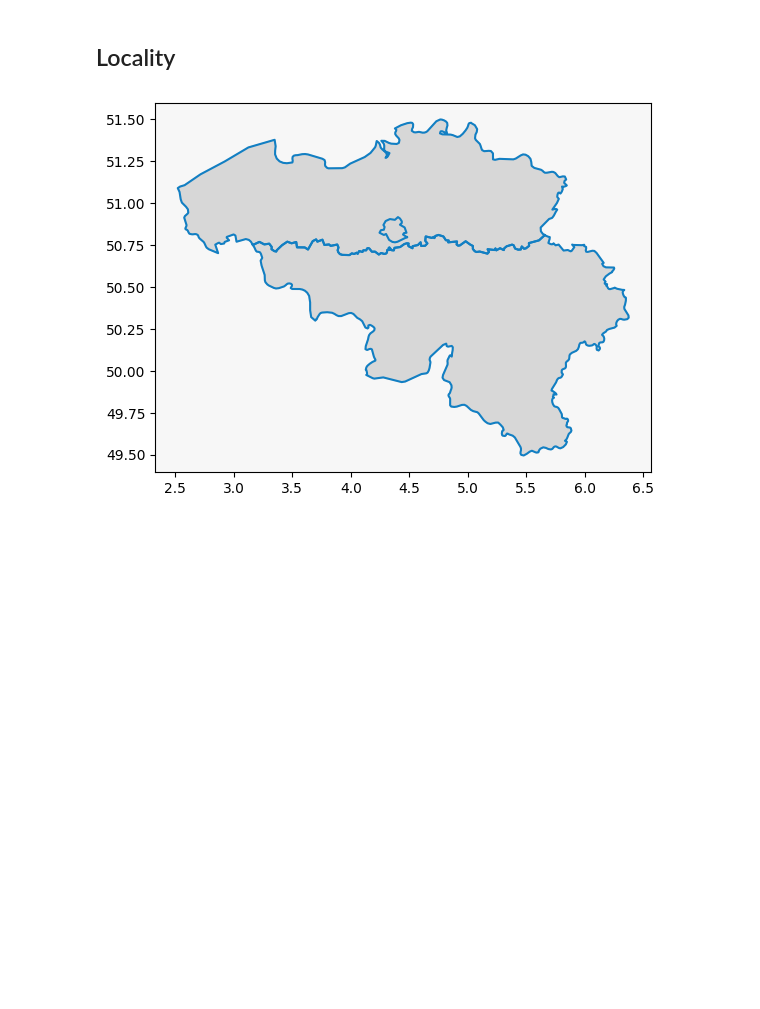
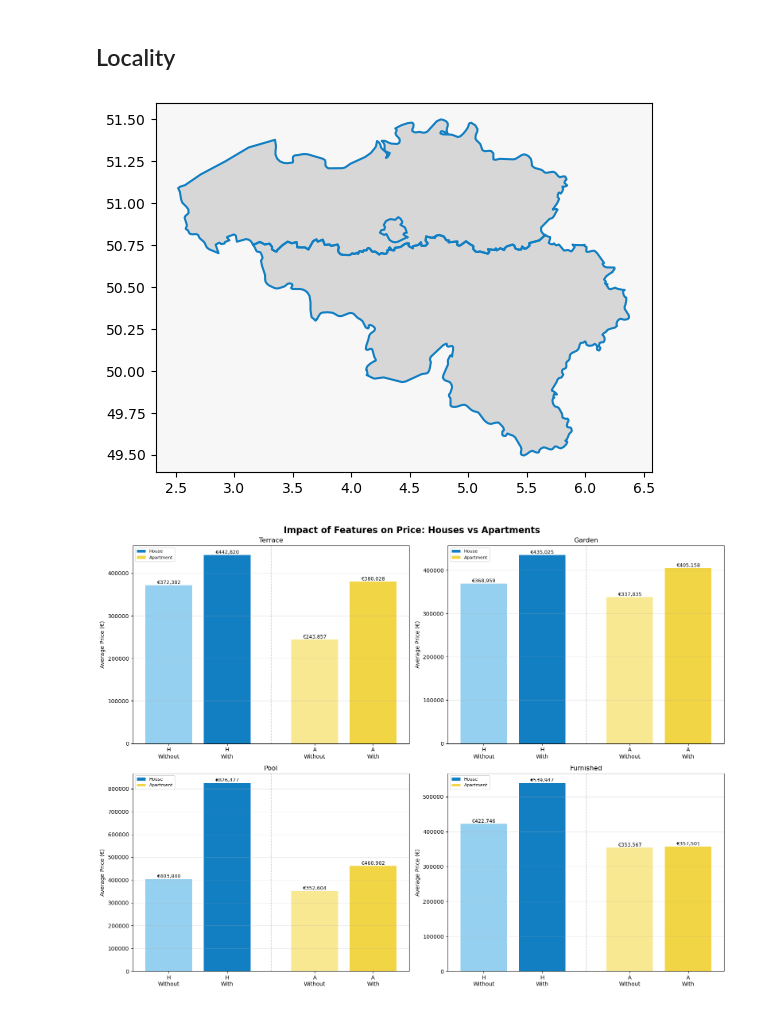
Before and after one commit to md-maheen-billah/Belgium-House-Price-Forecast, a Jupyter notebook: domain/analysis/analysis.ipynb, the cells around one changed output. Saved outputs shown, nothing was run; the diff lists cells and outputs as text; code cells hidden in the pictures; blank space fills up the shorter version.

Commit message:
plotted some plots

```diff
--- a/domain/analysis/analysis.ipynb
+++ b/domain/analysis/analysis.ipynb
@@ -238,3 +243,61 @@ ax.set_facecolor(color = colors["facecolor"])
 plt.show()
 # %% [output]
 [figure]
+# %%
+fig, axes = plt.subplots(2, 2, figsize=(16, 12))
+features = ['terrace', 'garden', 'pool', 'furnished']
+titles = ['Terrace', 'Garden', 'Pool', 'Furnished']
+
+for idx, (feature, title) in enumerate(zip(features, titles)):
+    row = idx // 2
+    col = idx % 2
+    ax = axes[row, col]
+
+    # Calculate for houses
+    house_with = dataset[(dataset.type == 'house') & (dataset[feature] == True)]['price'].mean()
+    house_without = dataset[(dataset.type == 'house') & (dataset[feature] == False)]['price'].mean()
+
+    # Calculate for apartments
+    apt_with = dataset[(dataset.type == 'apartment') & (dataset[feature] == True)]['price'].mean()
+    apt_without = dataset[(dataset.type == 'apartment') & (dataset[feature] == False)]['price'].mean()
+
+    # 4 bars with a gap between house and apartment groups
+    x_positions = [0, 1, 2.5, 3.5]  # Gap after index 1 (House-With)
+    categories = ['H\nWithout', 'H\nWith', 'A\nWithout', 'A\nWith']
+    values = [house_without, house_with, apt_without, apt_with]
+    colors = ['#96D0F0', '#127FC3', '#F8E891', "#F2D544"]
+
+    bars = ax.bar(x_positions, values, color=colors, alpha=1, width=0.8)
+
+    # Add value labels
+    for bar, category in zip(bars, categories):
+        height = bar.get_height()
+        if not np.isnan(height):
+            ax.text(bar.get_x() + bar.get_width()/2., height,
+                   f'€{height:,.0f}', ha='center', va='bottom', fontsize=9)
+
+    # Set custom x-tick labels at the bar positions
+    ax.set_xticks(x_positions)
+    ax.set_xticklabels(categories)
+
+    # Add a vertical line to separate house and apartment groups
+    ax.axvline(x=1.75, color='gray', linestyle='--', linewidth=1, alpha=0.5)
+
+    ax.set_ylabel("Average Price (€)")
+    ax.set_title(f"{title}")
+    ax.ticklabel_format(style='plain', axis='y')
+    ax.grid(True, alpha=0.3, axis='y')
+
+    # Add custom legend
+    from matplotlib.patches import Patch
+    legend_elements = [
+        Patch(facecolor='#127FC3', label='House', alpha=1),
+        Patch(facecolor='#F2D544', label='Apartment', alpha=1)
+    ]
+    ax.legend(handles=legend_elements, loc='upper left', fontsize=8)
+
+plt.suptitle("Impact of Features on Price: Houses vs Apartments", fontsize=16, fontweight='bold')
+plt.tight_layout()
+plt.show()
+# %% [output]
+[figure, added]
```
Also changed, not shown: parts of 10 cells of this notebook, 1 other file.
